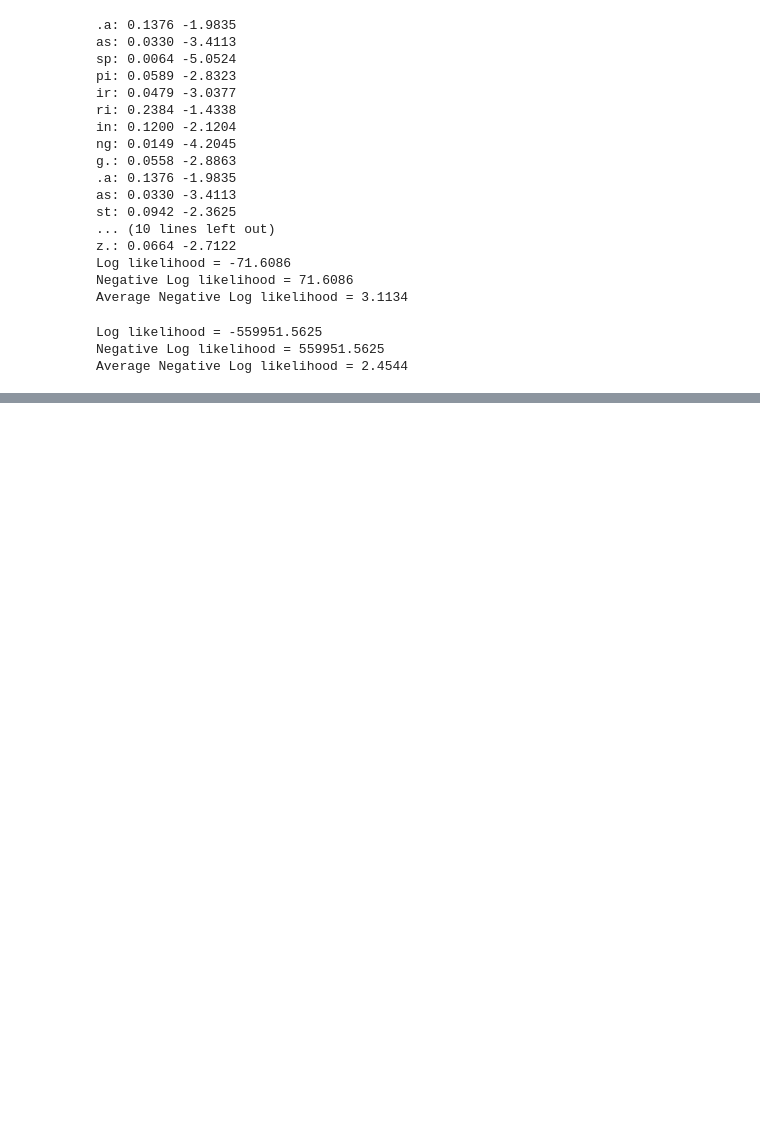
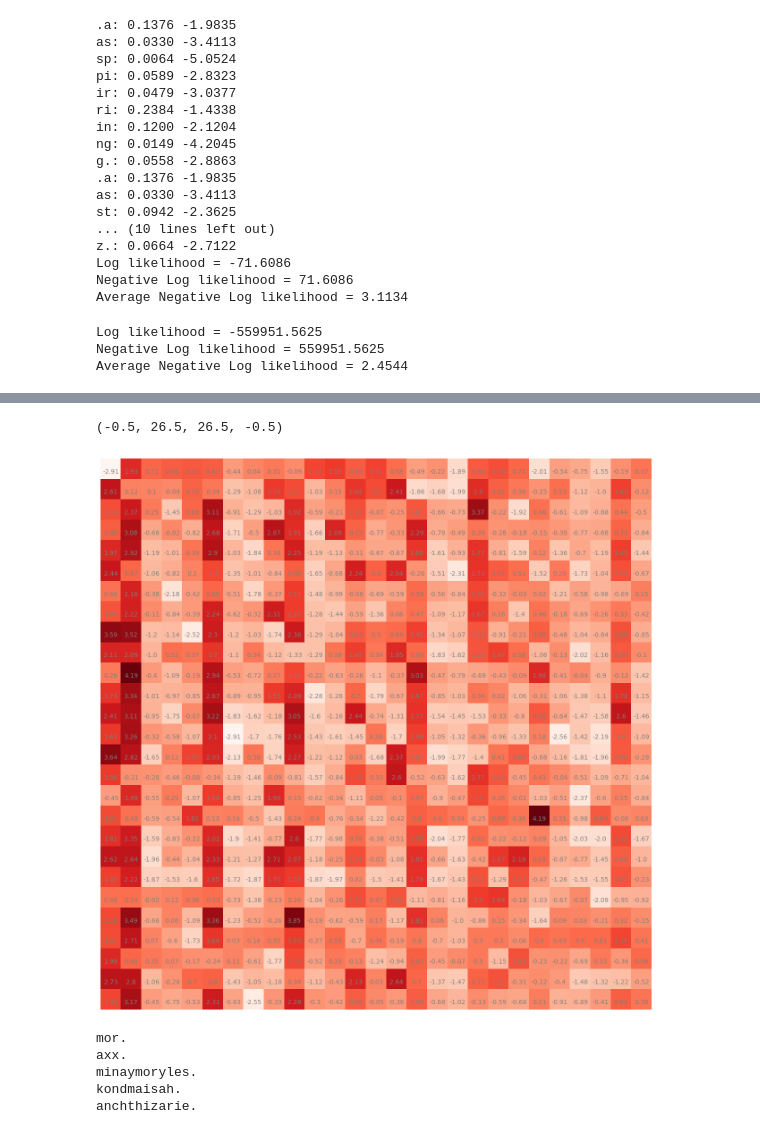
Before and after one commit to aspiringastro/makemore, a Jupyter notebook: build_makemore.ipynb, the cells around one changed output, grey strips where cells are left out. Cells and saved outputs as stored; diff of their text form; code cells hidden in the pictures; blank space fills up the shorter version.

```diff
--- a/build_makemore.ipynb
+++ b/build_makemore.ipynb
@@ -294,0 +326,3 @@ Average Negative Log likelihood = 2.4544
+# %%
+#randomly initialize 27 neurons' weights. Each neuron receives 27 inputs
+W = torch.randn((27,27), generator=g)
@@ -294,0 +447,34 @@ Average Negative Log likelihood = 2.4544
+# %%
+plt.figure(figsize=(16,16))
+plt.imshow(W.detach().numpy(),cmap='Reds')
+for i in range(27):
+    for j in range(27):
+        plt.text(j, i, str(round(W[i,j].item(),2)), ha="center", va="top", color='gray')
+plt.axis('off')
+# %% [output]
+(-0.5, 26.5, 26.5, -0.5)
+[figure, added]
+# %%
+# Sample the neural net model
+g = torch.Generator().manual_seed(2147483647)
+
+for i in range(5):
+    out = []
+    ix = 0
+    while True:
+        xenc = F.one_hot(torch.tensor([ix]), num_classes=27).float()
+        logits = xenc @ W
+        counts = logits.exp()
+        p = counts / counts.sum(1, keepdims=True)
+
+        ix = torch.multinomial(p, num_samples=1, replacement=True, generator=g).item()
+        out.append(itos[ix])
+        if (ix == 0):
+            break
+    print(''.join(out))
+# %% [output]
+mor.
+axx.
+minaymoryles.
+kondmaisah.
+anchthizarie.
```
Also changed, not shown: parts of 11 cells of this notebook.
